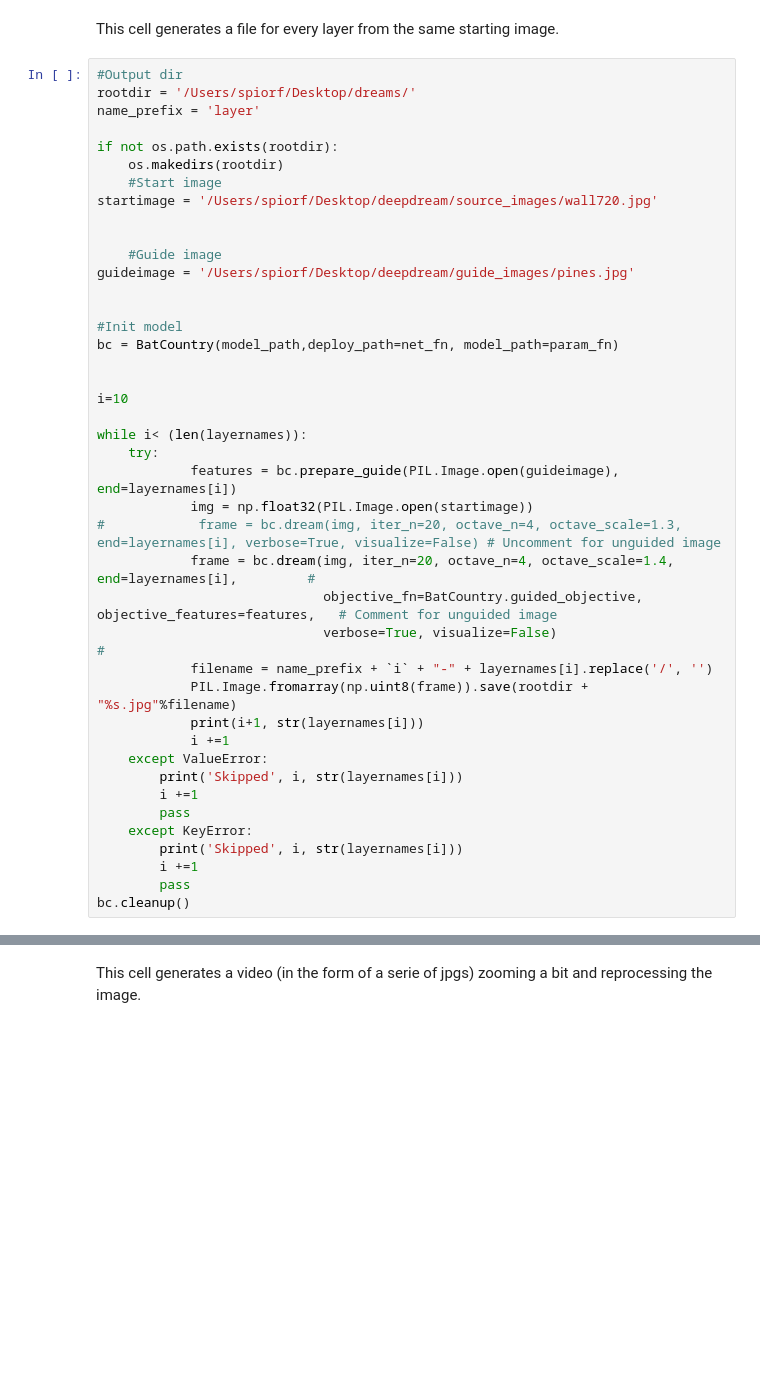
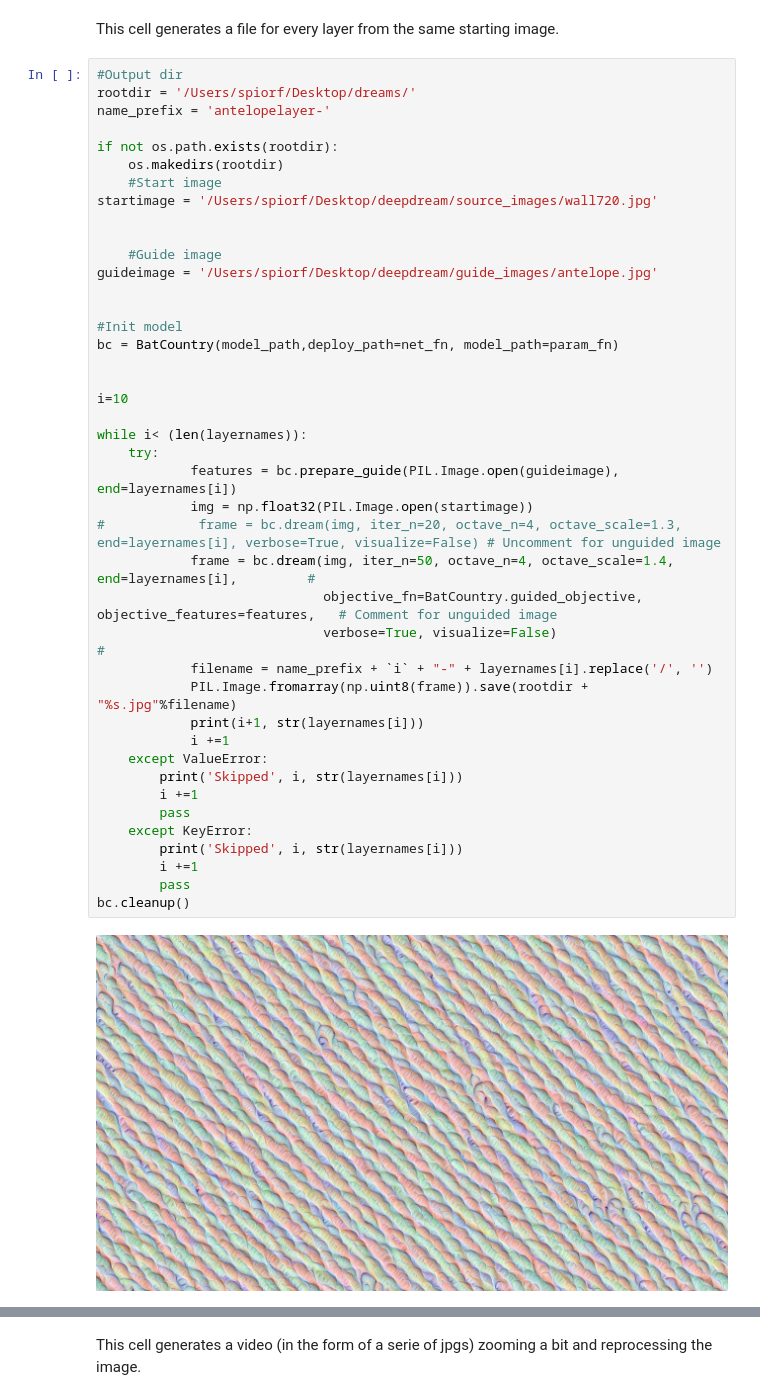
Before and after one commit to spiorf/deepdream, a Jupyter notebook: superdream.ipynb, the cells around one changed output, grey strips where cells are left out. Cells and saved outputs as stored; diff of their text form; blank space fills up the shorter version.

```diff
--- a/superdream.ipynb
+++ b/superdream.ipynb
@@ -289,7 +291,7 @@ This cell generates a file for every layer from the same starting image.
 # %%
 #Output dir
 rootdir = '/Users/spiorf/Desktop/dreams/'
-name_prefix = 'layer'
+name_prefix = 'antelopelayer-'
 
 if not os.path.exists(rootdir):
     os.makedirs(rootdir)
@@ -298,33 +300,35 @@ startimage = '/Users/spiorf/Desktop/deepdream/source_images/wall720.jpg'
 
 
     #Guide image
-guideimage = '/Users/spiorf/Desktop/deepdream/guide_images/pines.jpg'
+guideimage = '/Users/spiorf/Desktop/deepdream/guide_images/antelope.jpg'
 
 
 #Init model
 bc = BatCountry(model_path,deploy_path=net_fn, model_path=param_fn)
 
 
 i=10
 
 while i< (len(layernames)):
     try:
             features = bc.prepare_guide(PIL.Image.open(guideimage), end=layernames[i])
             img = np.float32(PIL.Image.open(startimage))
 #            frame = bc.dream(img, iter_n=20, octave_n=4, octave_scale=1.3, end=layernames[i], verbose=True, visualize=False) # Uncomment for unguided image
-            frame = bc.dream(img, iter_n=20, octave_n=4, octave_scale=1.4, end=layernames[i],         #
+            frame = bc.dream(img, iter_n=50, octave_n=4, octave_scale=1.4, end=layernames[i],         #
                              objective_fn=BatCountry.guided_objective, objective_features=features,   # Comment for unguided image
                              verbose=True, visualize=False)                                           #
             filename = name_prefix + `i` + "-" + layernames[i].replace('/', '')
             PIL.Image.fromarray(np.uint8(frame)).save(rootdir + "%s.jpg"%filename)
             print(i+1, str(layernames[i]))
             i +=1
     except ValueError:
         print('Skipped', i, str(layernames[i]))
         i +=1
         pass
     except KeyError:
         print('Skipped', i, str(layernames[i]))
         i +=1
         pass
 bc.cleanup()
+# %% [output]
+[figure, added]
```
Also changed, not shown: parts of 4 cells of this notebook, 9 other files.
